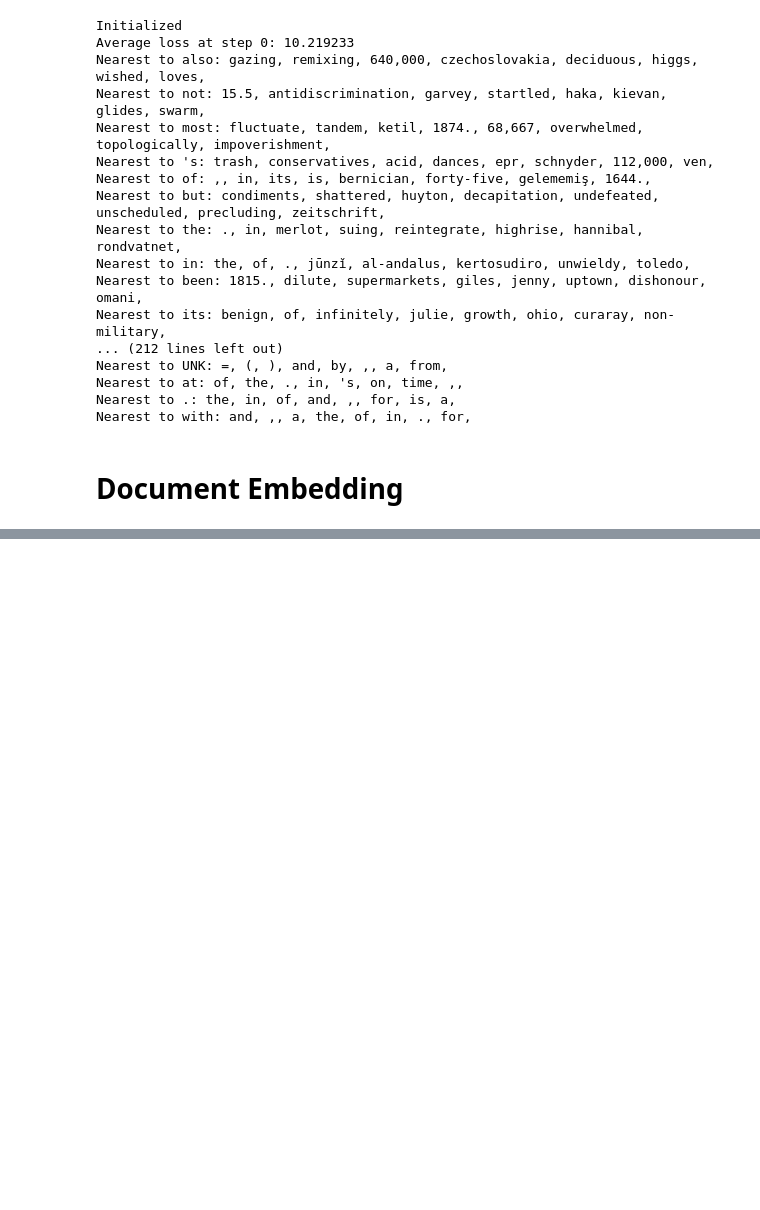
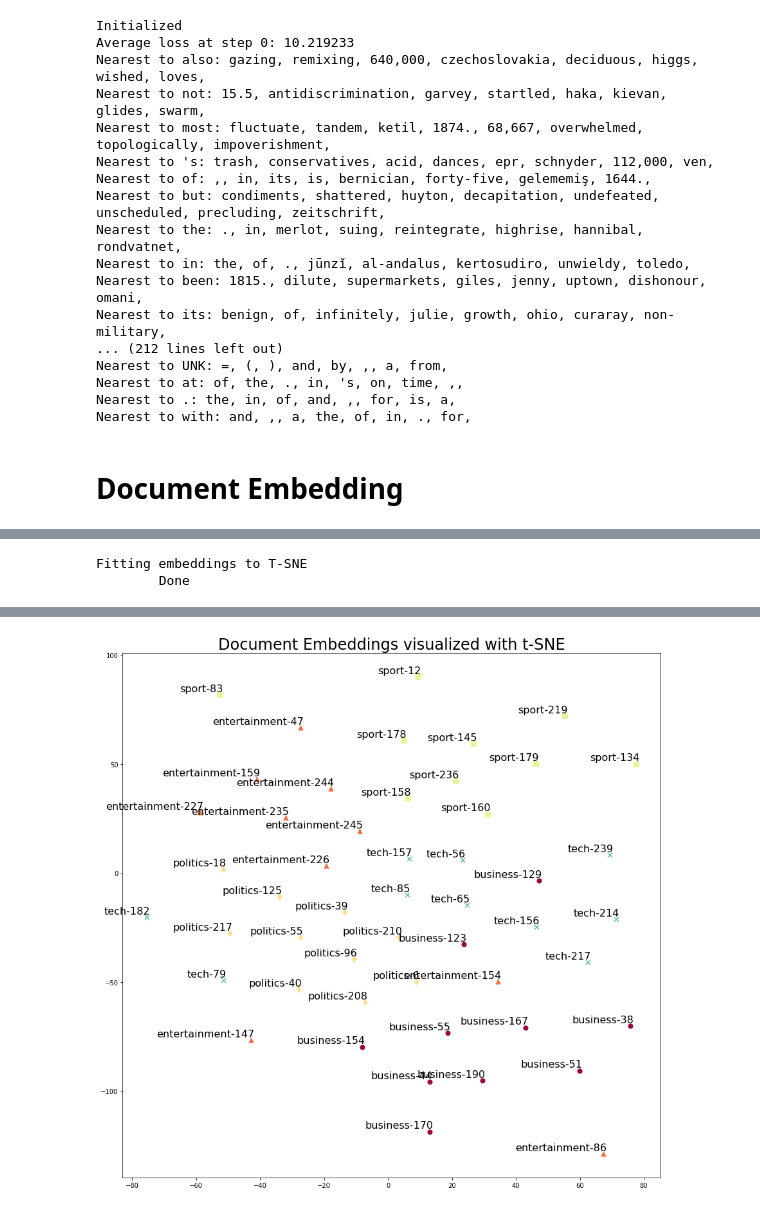
Before and after one commit to vikramkrishnan9885/MyColab, a Jupyter notebook: GloVe_Global_Vectors_representation.ipynb, the cells around one changed output, grey strips where cells are left out. Saved outputs shown, nothing was run; the diff lists cells and outputs as text; code cells hidden in the pictures; blank space fills up the shorter version.

```diff
--- a/GloVe_Global_Vectors_representation.ipynb
+++ b/GloVe_Global_Vectors_representation.ipynb
@@ -516,0 +524,2 @@ Nearest to with: and, ,, a, the, of, in, ., for,
+# %%
+filename = download_data(url,filename)
@@ -516,0 +876,4 @@ Nearest to with: and, ,, a, the, of, in, ., for,
+# %%
+# OPTIMIZER
+
+optimizer = tf.train.AdagradOptimizer(1.0).minimize(loss)
@@ -516,0 +984,17 @@ Nearest to with: and, ,, a, the, of, in, ., for,
+# %%
+## Visualizing documents with t-SNE
+# Defining a t-SNE and fitting data
+# Number of data points to visualize
+num_points = 1000
+
+# Create a t-SNE object
+tsne = TSNE(perplexity=30, n_components=2, init='pca', n_iter=5000)
+
+print('Fitting embeddings to T-SNE')
+# get the T-SNE manifold
+doc_ids, doc_embeddings = zip(*document_embeddings.items())
+two_d_embeddings = tsne.fit_transform(doc_embeddings)
+print('\tDone')
+# %% [output]
+Fitting embeddings to T-SNE
+        Done
@@ -516,0 +1003,52 @@ Nearest to with: and, ,, a, the, of, in, ., for,
+# %%
+# PLOTTING
+def plot(embeddings, labels):
+
+  n_clusters = 5 # number of clusters
+
+  # automatically build a discrete set of colors, each for cluster
+  label_colors = [plt.cm.Spectral(float(i) /n_clusters) for i in range(n_clusters)]
+  label_markers = ['o','^','d','s','x']
+  # make sure the number of document embeddings is same as
+  # point labels provided
+  assert embeddings.shape[0] >= len(labels), 'More labels than embeddings'
+
+  pylab.figure(figsize=(15,15))  # in inches
+
+  def get_label_id_from_key(key):
+    '''
+    We assign each different category a cluster_id
+    This is assigned based on what is contained in the point label
+    Not the actual clustering results
+    '''
+    if 'business' in key:
+        return 0
+    elif 'entertainment' in key:
+        return 1
+    elif 'politics' in key:
+        return 2
+    elif 'sport' in key:
+        return 3
+    elif 'tech' in key:
+        return 4
+
+  # Plot all the document embeddings and their corresponding words
+  for i, label in enumerate(labels):
+    x, y = embeddings[i,:]
+    pylab.scatter(x, y, c=label_colors[get_label_id_from_key(label)],s=50,
+                  marker=label_markers[get_label_id_from_key(label)])
+
+    # Annotate each point on the scatter plot
+    pylab.annotate(label, xy=(x, y), xytext=(5, 2), textcoords='offset points',
+                   ha='right', va='bottom',fontsize=16)
+
+  # Set plot title
+  pylab.title('Document Embeddings visualized with t-SNE',fontsize=24)
+
+  # Use for saving the figure if needed
+  pylab.savefig('document_embeddings.png')
+  pylab.show()
+
+# Run the plotting function
+plot(two_d_embeddings, doc_ids)
+# %% [output]
@@ -516,0 +1072 @@ Nearest to with: and, ,, a, the, of, in, ., for,
+[figure, added]
```
Also changed, not shown: parts of 22 cells of this notebook.
